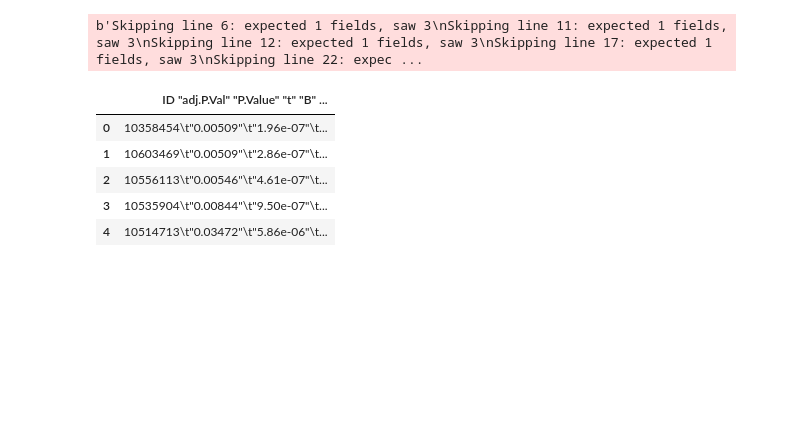
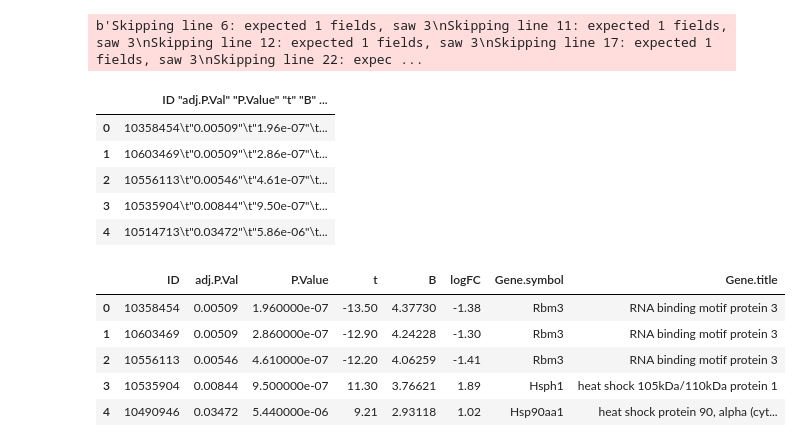
Before and after one commit to tifabi/100DaysOfMLCode, a Jupyter notebook: Genetic_Expression/Gene_Expression_DataScience_Project.ipynb, the cells around one changed output. Cells and saved outputs as stored; diff of their text form; code cells hidden in the pictures; blank space fills up the shorter version.

```diff
--- a/Genetic_Expression/Gene_Expression_DataScience_Project.ipynb
+++ b/Genetic_Expression/Gene_Expression_DataScience_Project.ipynb
@@ -19,3 +19,14 @@ spaceFlown[:5]
 | 2 | 10556113\t"0.00546"\t"4.61e-07"\t... |
 | 3 | 10535904\t"0.00844"\t"9.50e-07"\t... |
 | 4 | 10514713\t"0.03472"\t"5.86e-06"\t... |
+# %%
+spaceFlown_Table = pd.read_table("spaceFlown.txt", sep="\t")
+# %%
+spaceFlown_Table[:5]
+# %% [output]
+|  | ID | adj.P.Val | P.Value | t | B | logFC | Gene.symbol | Gene.title |
+| 0 | 10358454 | 0.00509 | 1.960000e-07 | -13.50 | 4.37730 | -1.38 | Rbm3 | RNA binding motif protein 3 |
+| 1 | 10603469 | 0.00509 | 2.860000e-07 | -12.90 | 4.24228 | -1.30 | Rbm3 | RNA binding motif protein 3 |
+| 2 | 10556113 | 0.00546 | 4.610000e-07 | -12.20 | 4.06259 | -1.41 | Rbm3 | RNA binding motif protein 3 |
+| 3 | 10535904 | 0.00844 | 9.500000e-07 | 11.30 | 3.76621 | 1.89 | Hsph1 | heat shock 105kDa/110kDa protein 1 |
+| 4 | 10490946 | 0.03472 | 5.440000e-06 | 9.21 | 2.93118 | 1.02 | Hsp90aa1 | heat shock protein 90, alpha (cyt... |
```
